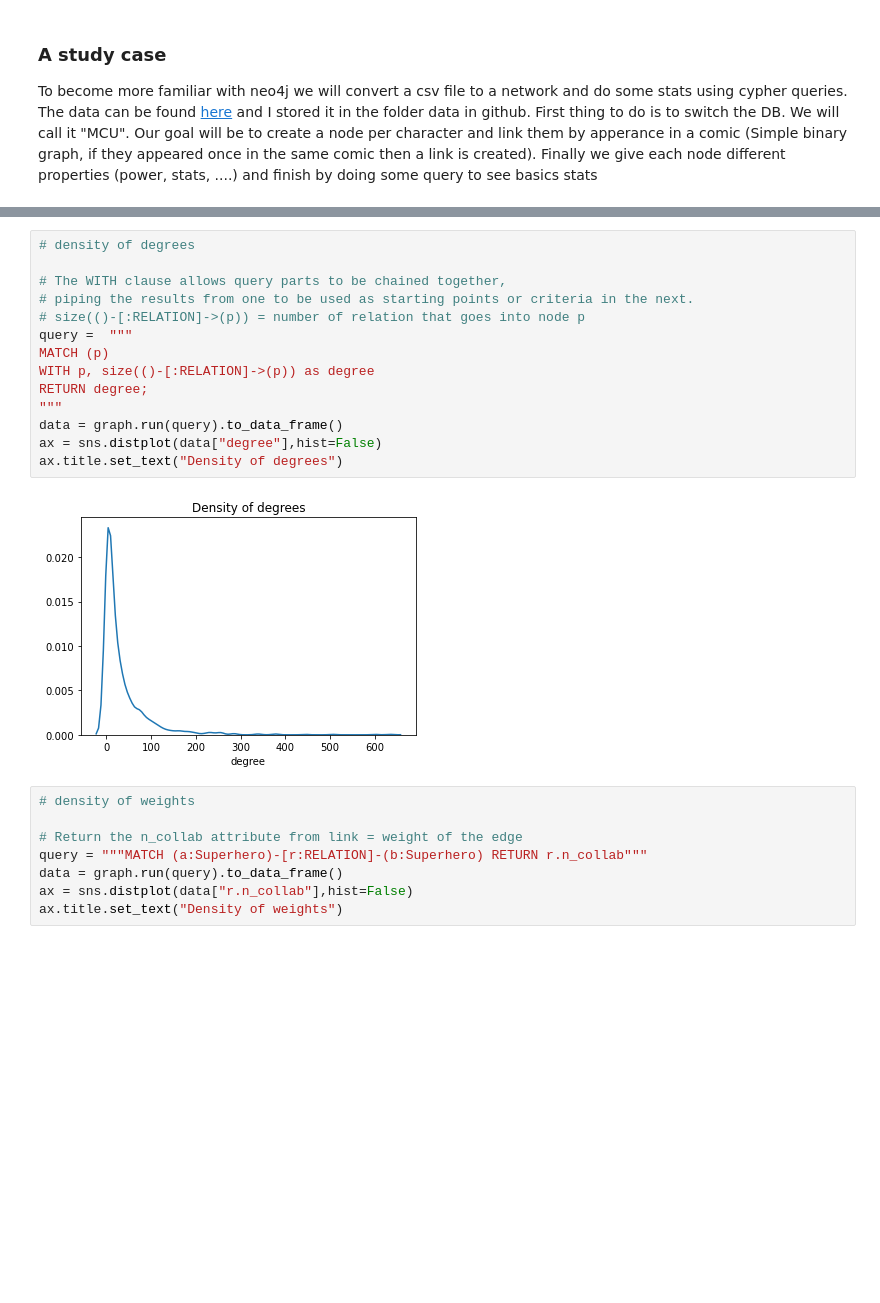
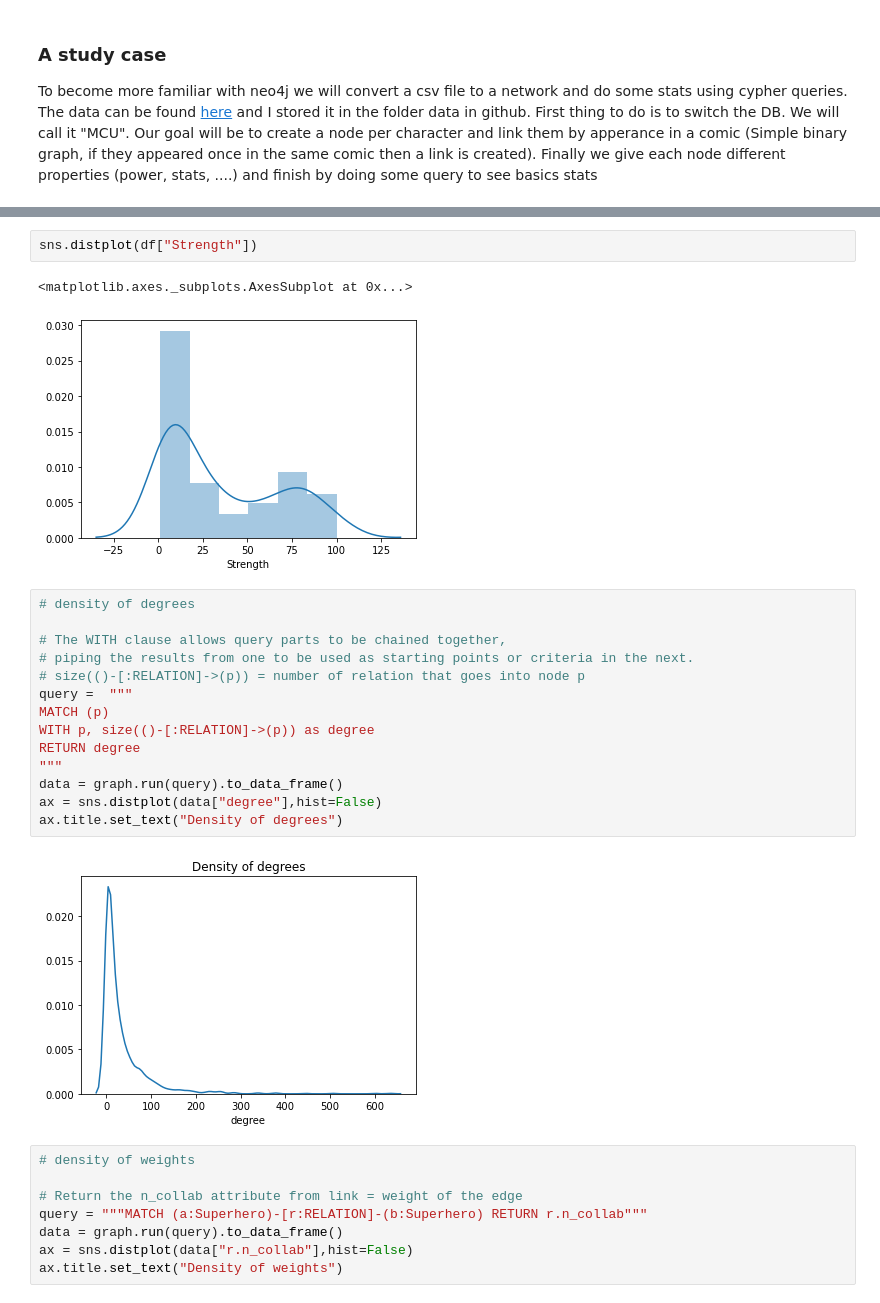
Before and after one commit to master-ds2e/NoSQL, a Jupyter notebook: Chapitre III.ipynb, the cells around one changed output, grey strips where cells are left out. Cells and saved outputs as stored; diff of their text form; blank space fills up the shorter version.

```diff
--- a/Chapitre III.ipynb
+++ b/Chapitre III.ipynb
@@ -487,3 +484,8 @@ sns.kdeplot(data=df.loc[:,"Durability":"Combat"])
+# %%
+sns.distplot(df["Strength"])
+# %% [output]
+<matplotlib.axes._subplots.AxesSubplot at 0x...>
+[figure, added]
 # %%
 # density of degrees
 
@@ -493,7 +495,7 @@ sns.kdeplot(data=df.loc[:,"Durability":"Combat"])
 query =  """
 MATCH (p)
 WITH p, size(()-[:RELATION]->(p)) as degree
-RETURN degree;
+RETURN degree
 """
 data = graph.run(query).to_data_frame()
 ax = sns.distplot(data["degree"],hist=False)
```
Also changed, not shown: parts of 12 cells of this notebook, 1 other file.
